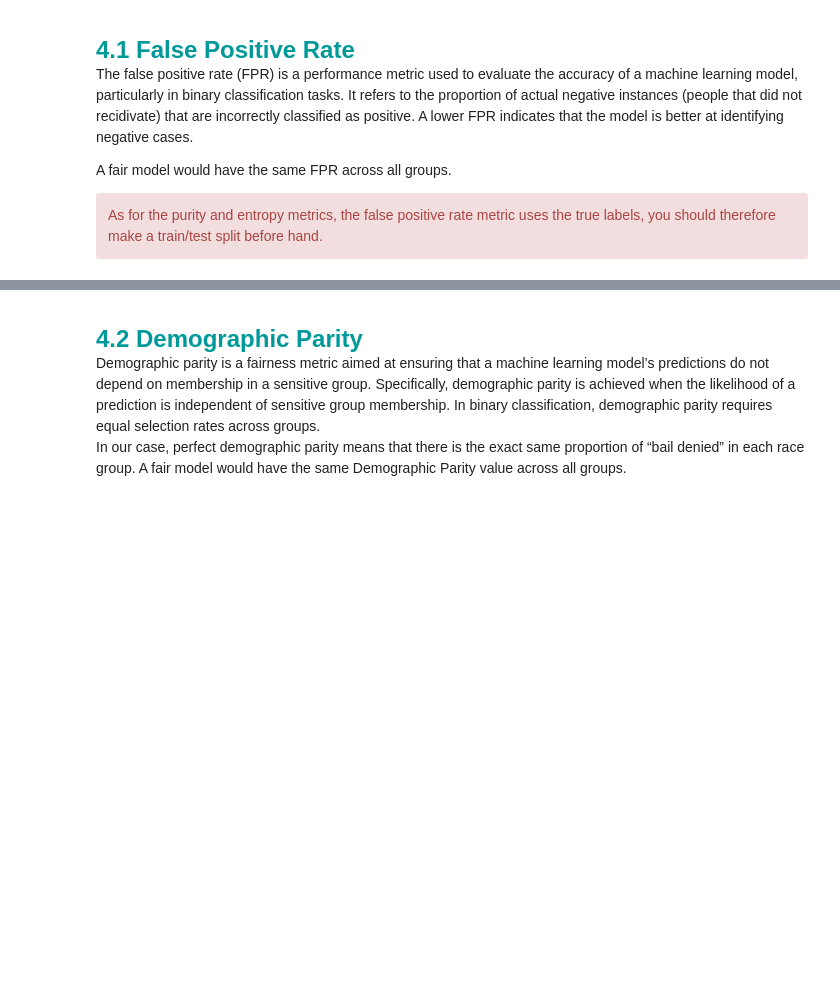
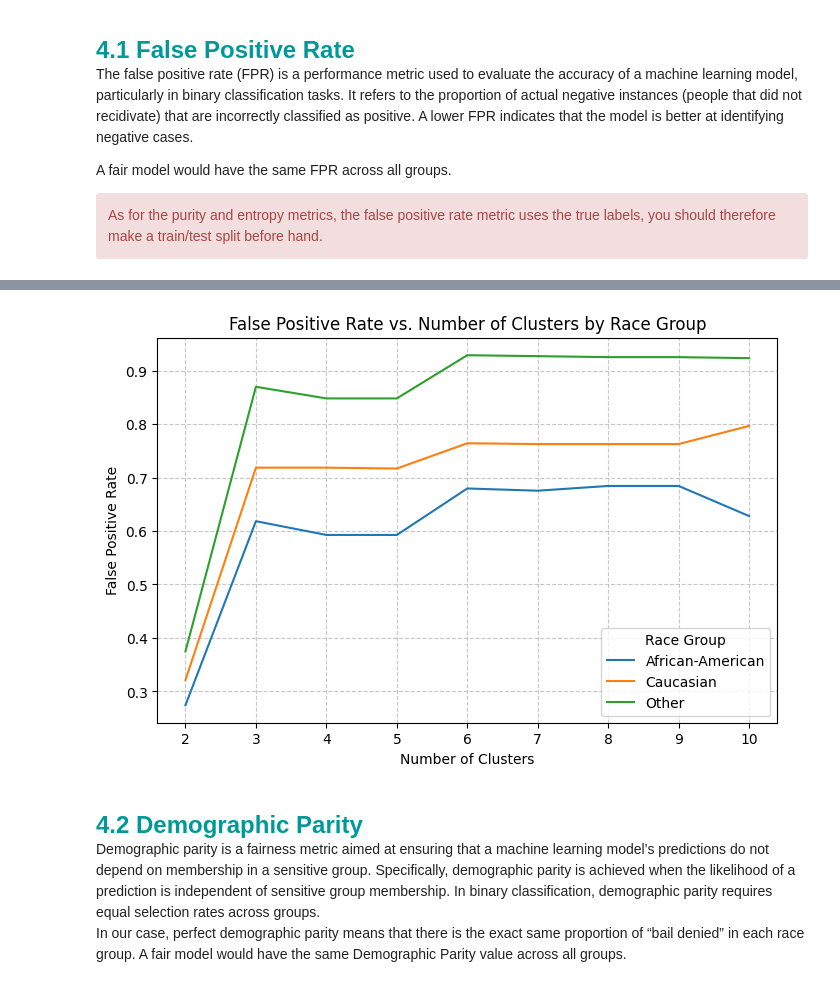
Before and after one commit to Edouard1000/Hackaton3, a Jupyter notebook: H3-Clustering-Student.ipynb, the cells around one changed output, grey strips where cells are left out. Cells and saved outputs as stored; diff of their text form; code cells hidden in the pictures; blank space fills up the shorter version.

```diff
--- a/H3-Clustering-Student.ipynb
+++ b/H3-Clustering-Student.ipynb
@@ -1269,3 +1253,67 @@ plt.show()
+# %%
+
+"""
+CELL N°4.1 False Positive Rate
+
+@pre:  A split of your dataset: X_train, X_test, y_train, y_test
+@post: A "False Positive Rate vs Number of Clusters" plot for each group
+"""
+
+# Because the dataset is imbalanced, we will repartition our dataset into three race groups: African-American, Caucasian and Other.
+
+group_labels = np.where(race == 0, 0, np.where(race == 1, 1, 2))
+X_train, X_test, y_train, y_test, group_train, group_test = train_test_split(
+    X, y, group_labels, test_size=0.2, random_state=42
+)
+
+
+# Mapping des groupes numériques aux noms des groupes ethniques
+group_names = {
+    0: "African-American",
+    1: "Caucasian",
+    2: "Other"
+}
+
+# Fonction pour calculer le False Positive Rate (FPR)
+def calculate_fpr(y_true, y_pred):
+    cm = confusion_matrix(y_true, y_pred)
+    fpr_per_class = {}
+    for i in range(cm.shape[0]):
+        tn = cm[i, i]  # True negatives for class i
+        fp = np.sum(cm[:, i]) - tn  # False positives for class i
+        fpr_per_class[i] = fp / (fp + tn) if (fp + tn) > 0 else 0
+    return fpr_per_class
+
+# Fonction pour tracer le False Positive Rate par groupe
+def plot_fpr_by_group(X_train, X_test, y_train, y_test, group_train, group_test, min_clusters=2, max_clusters=10):
+    fpr_scores = {0: [], 1: [], 2: []}  # Stocker les scores FPR pour chaque groupe
+
+    for n_clusters in range(min_clusters, max_clusters + 1):
+        kmeans = KMeans(n_clusters=n_clusters, random_state=42)
+        kmeans.fit(X_train)
+        y_pred = kmeans.predict(X_test)
+
+        for group in np.unique(group_test):
+            group_mask = group_test == group
+            fpr_per_class = calculate_fpr(y_test[group_mask], y_pred[group_mask])
+            fpr_scores[group].append(fpr_per_class.get(1, 0))
+
+    # Tracer les résultats
+    plt.figure(figsize=(8, 5))
+    for group, scores in fpr_scores.items():
+        plt.plot(range(min_clusters, max_clusters + 1), scores, label=group_names[group])
+
+    plt.xlabel("Number of Clusters")
+    plt.ylabel("False Positive Rate")
+    plt.title("False Positive Rate vs. Number of Clusters by Race Group")
+    plt.legend(title="Race Group")
+    plt.grid(True, linestyle="--", alpha=0.7)
+    plt.show()
+
+# Appel de la fonction
+plot_fpr_by_group(X_train, X_test, y_train, y_test, group_train, group_test, min_clusters=2, max_clusters=10)
+# %% [output]
+[figure, added]
 # %% [markdown]
 <br>
 <font size=5 color=#009999> <b>4.2 Demographic Parity</b> <br>
```
Also changed, not shown: parts of 7 cells of this notebook, 1 other file.
